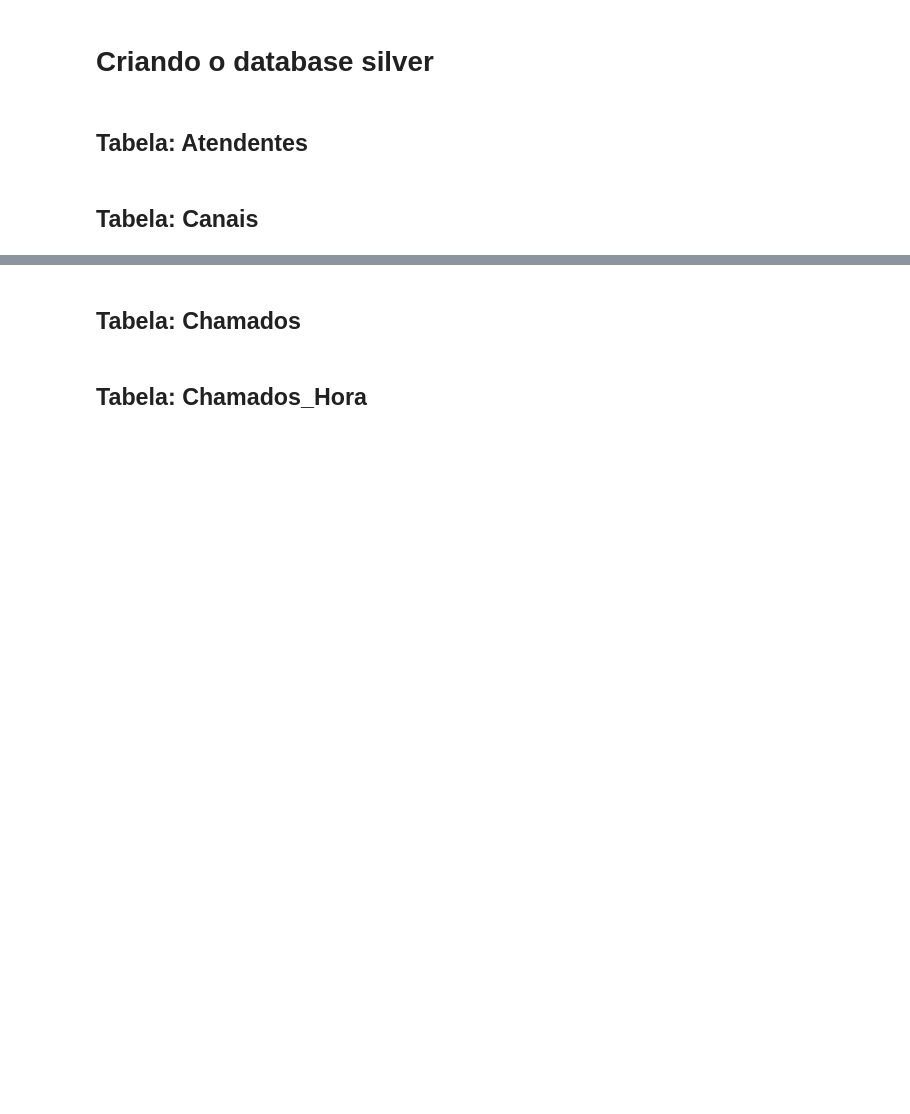
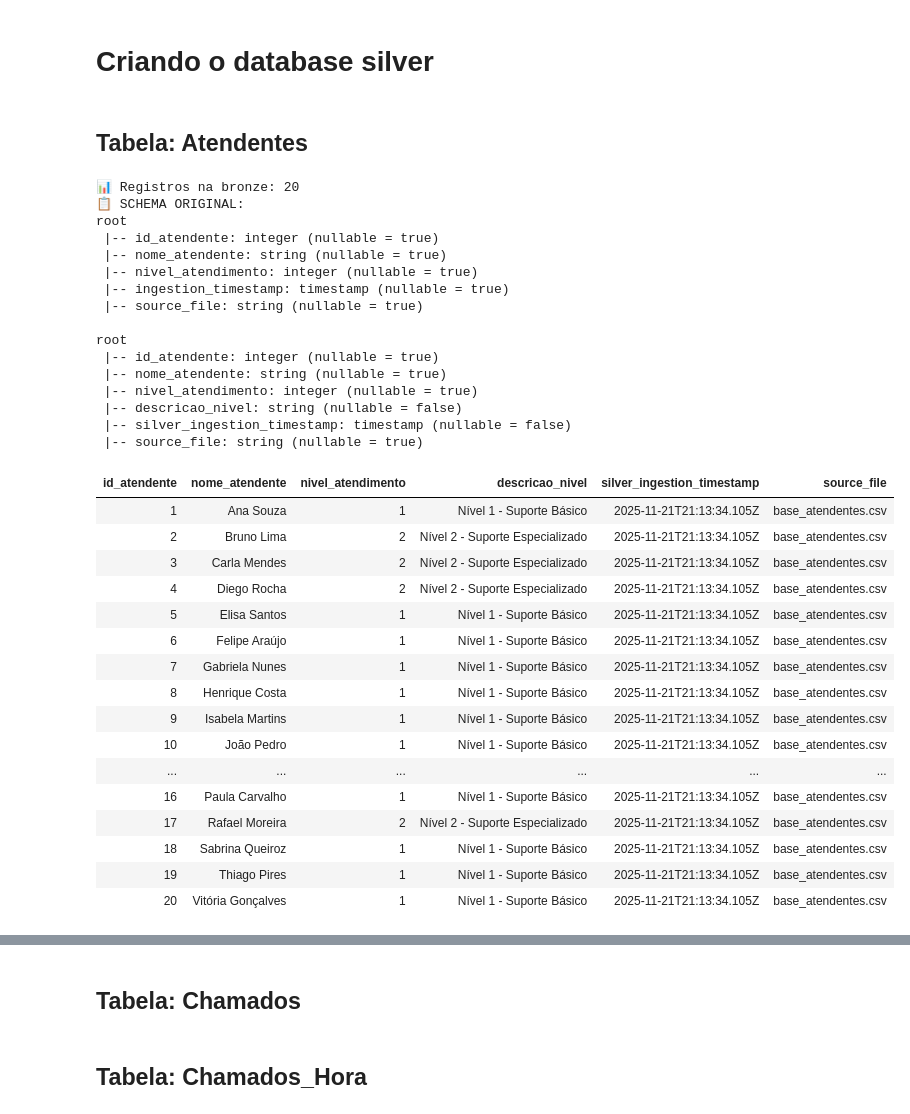
Before and after one commit to ThyagoSnt/RocketLabDados-2025.2-Projeto, a Jupyter notebook: notebooks/bronze_to_silver.ipynb, the cells around one changed output, grey strips where cells are left out. Cells and saved outputs as stored; diff of their text form; code cells hidden in the pictures; blank space fills up the shorter version.

Commit message:
feat: adiciona transformação completa de atendentes para silver layer

```diff
--- a/notebooks/bronze_to_silver.ipynb
+++ b/notebooks/bronze_to_silver.ipynb
@@ -14,5 +16,81 @@ USE CATALOG projeto;
 CREATE DATABASE IF NOT EXISTS silver;
 # %% [markdown]
 ## Tabela: Atendentes
-# %% [markdown]
-## Tabela: Canais
+# %%
+# CÉLULA: TRANSFORMAÇÃO - base_atendentes para Silver (CORRIGIDO)
+
+# Lendo a tabela bronze
+df_atendentes_bronze = spark.table("projeto.bronze.base_atendentes")
+print(f"📊 Registros na bronze: {df_atendentes_bronze.count()}")
+
+# Mostrar schema original
+print("📋 SCHEMA ORIGINAL:")
+df_atendentes_bronze.printSchema()
+
+# TRANSFORMAÇÕES
+
+df_atendentes_silver = (
+    df_atendentes_bronze
+    .dropDuplicates(["id_atendente"])
+    .withColumn("nome_atendente",
+                F.initcap(F.trim(F.col("nome_atendente"))))
+    .withColumn("nivel_atendimento",
+                F.col("nivel_atendimento").cast("int"))
+    .withColumn("descricao_nivel",
+                F.when(F.col("nivel_atendimento") == 1, "Nível 1 - Suporte Básico")
+                 .when(F.col("nivel_atendimento") == 2, "Nível 2 - Suporte Especializado")
+                 .when(F.col("nivel_atendimento") == 3, "Nível 3 - Suporte Avançado")
+                 .otherwise("Nível Não Especificado"))
+    .withColumn("id_atendente", F.col("id_atendente").cast("int"))
+    .withColumn("nome_atendente", F.col("nome_atendente").cast("string"))
+    .withColumn("nivel_atendimento", F.col("nivel_atendimento").cast("int"))
+    .withColumn("descricao_nivel", F.col("descricao_nivel").cast("string"))
+    .withColumn("silver_ingestion_timestamp", F.current_timestamp())
+    .withColumn("source_file", F.col("source_file"))
+
+    .select(
+        "id_atendente",
+        "nome_atendente",
+        "nivel_atendimento",
+        "descricao_nivel",
+        "silver_ingestion_timestamp",
+        "source_file"
+    )
+)
+
+df_atendentes_silver.printSchema()
+display(df_atendentes_silver)
+# %% [output]
+📊 Registros na bronze: 20
+📋 SCHEMA ORIGINAL:
+root
+ |-- id_atendente: integer (nullable = true)
+ |-- nome_atendente: string (nullable = true)
+ |-- nivel_atendimento: integer (nullable = true)
+ |-- ingestion_timestamp: timestamp (nullable = true)
+ |-- source_file: string (nullable = true)
+
+root
+ |-- id_atendente: integer (nullable = true)
+ |-- nome_atendente: string (nullable = true)
+ |-- nivel_atendimento: integer (nullable = true)
+ |-- descricao_nivel: string (nullable = false)
+ |-- silver_ingestion_timestamp: timestamp (nullable = false)
+ |-- source_file: string (nullable = true)
+| id_atendente | nome_atendente | nivel_atendimento | descricao_nivel | silver_ingestion_timestamp | source_file |
+| 1 | Ana Souza | 1 | Nível 1 - Suporte Básico | 2025-11-21T21:13:34.105Z | base_atendentes.csv |
+| 2 | Bruno Lima | 2 | Nível 2 - Suporte Especializado | 2025-11-21T21:13:34.105Z | base_atendentes.csv |
+| 3 | Carla Mendes | 2 | Nível 2 - Suporte Especializado | 2025-11-21T21:13:34.105Z | base_atendentes.csv |
+| 4 | Diego Rocha | 2 | Nível 2 - Suporte Especializado | 2025-11-21T21:13:34.105Z | base_atendentes.csv |
+| 5 | Elisa Santos | 1 | Nível 1 - Suporte Básico | 2025-11-21T21:13:34.105Z | base_atendentes.csv |
+| 6 | Felipe Araújo | 1 | Nível 1 - Suporte Básico | 2025-11-21T21:13:34.105Z | base_atendentes.csv |
+| 7 | Gabriela Nunes | 1 | Nível 1 - Suporte Básico | 2025-11-21T21:13:34.105Z | base_atendentes.csv |
+| 8 | Henrique Costa | 1 | Nível 1 - Suporte Básico | 2025-11-21T21:13:34.105Z | base_atendentes.csv |
+| 9 | Isabela Martins | 1 | Nível 1 - Suporte Básico | 2025-11-21T21:13:34.105Z | base_atendentes.csv |
+| 10 | João Pedro | 1 | Nível 1 - Suporte Básico | 2025-11-21T21:13:34.105Z | base_atendentes.csv |
+| ... | ... | ... | ... | ... | ... |
+| 16 | Paula Carvalho | 1 | Nível 1 - Suporte Básico | 2025-11-21T21:13:34.105Z | base_atendentes.csv |
+| 17 | Rafael Moreira | 2 | Nível 2 - Suporte Especializado | 2025-11-21T21:13:34.105Z | base_atendentes.csv |
+| 18 | Sabrina Queiroz | 1 | Nível 1 - Suporte Básico | 2025-11-21T21:13:34.105Z | base_atendentes.csv |
+| 19 | Thiago Pires | 1 | Nível 1 - Suporte Básico | 2025-11-21T21:13:34.105Z | base_atendentes.csv |
+| 20 | Vitória Gonçalves | 1 | Nível 1 - Suporte Básico | 2025-11-21T21:13:34.105Z | base_atendentes.csv |
```
Also changed, not shown: parts of 27 cells of this notebook.
